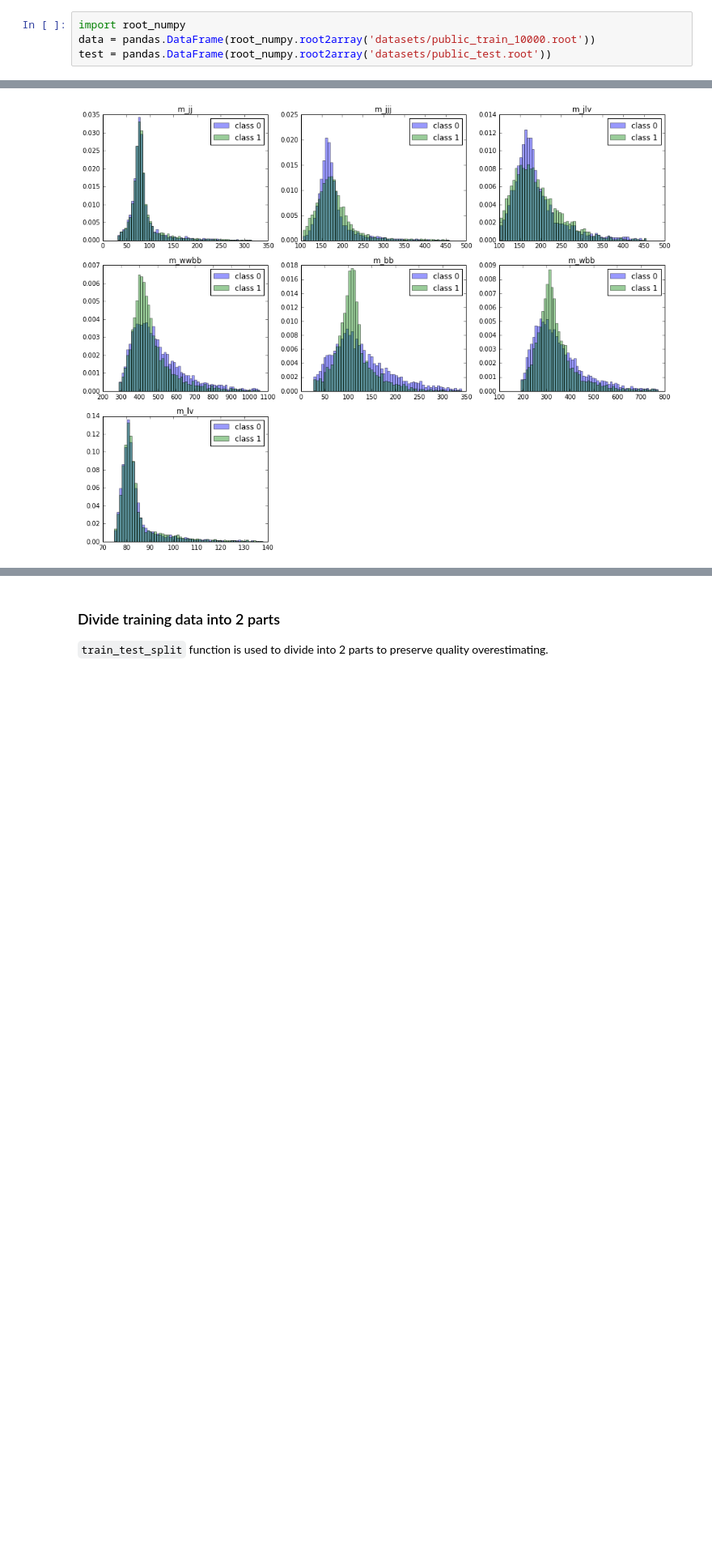
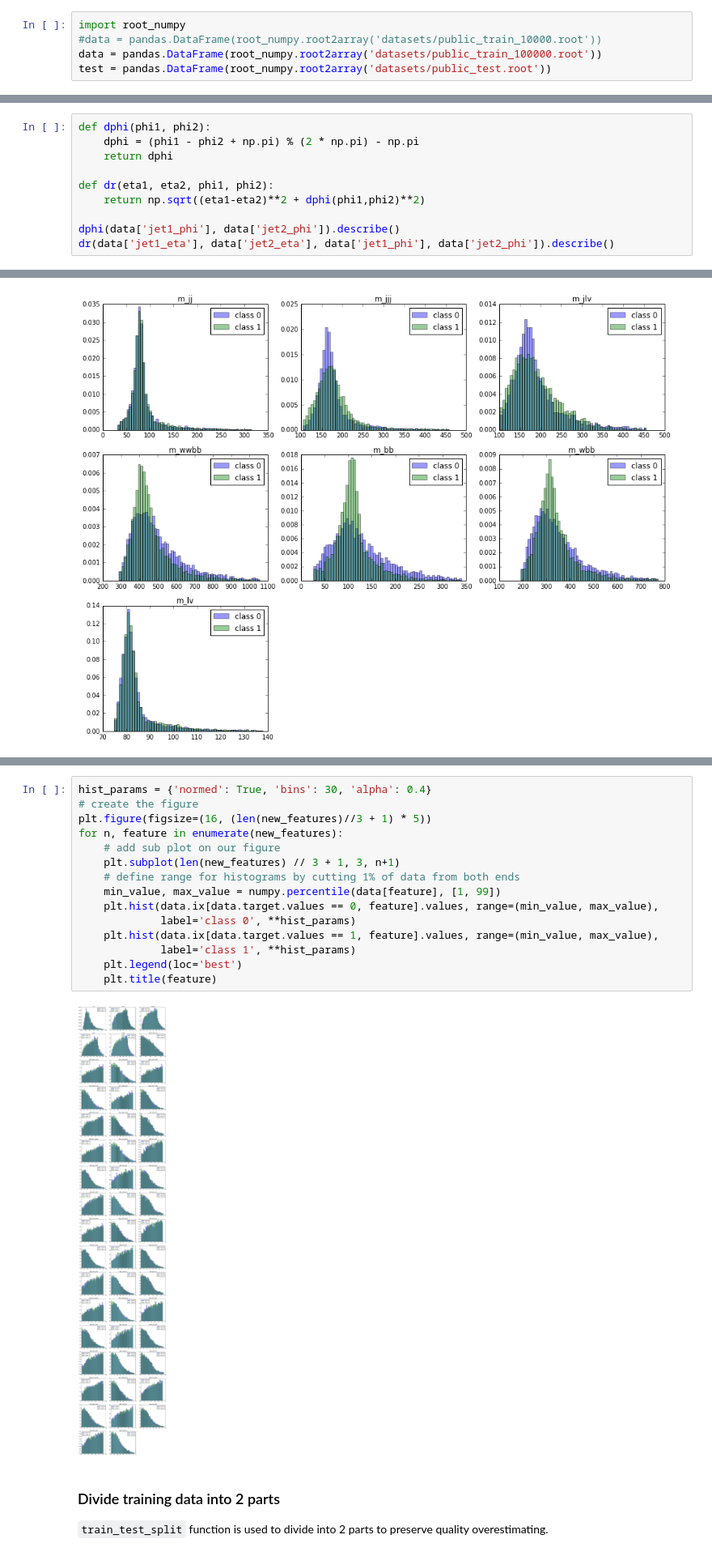
Before and after one commit to JanKuechler/mlhep2016, a Jupyter notebook: higgs_kaggle/baseline.ipynb, the cells around one changed output, grey strips where cells are left out. Shown at 81% size. Drawn from its saved outputs; the diff is of its cells as text; blank space fills up the shorter version.

Commit message:
More features, more data

```diff
--- a/higgs_kaggle/baseline.ipynb
+++ b/higgs_kaggle/baseline.ipynb
@@ -32,5 +32,6 @@ File `public_test.root' already there; not retrieving.
 ### Read the smallest part of training file and test file
 # %%
 import root_numpy
-data = pandas.DataFrame(root_numpy.root2array('datasets/public_train_10000.root'))
+#data = pandas.DataFrame(root_numpy.root2array('datasets/public_train_10000.root'))
+data = pandas.DataFrame(root_numpy.root2array('datasets/public_train_100000.root'))
 test = pandas.DataFrame(root_numpy.root2array('datasets/public_test.root'))
@@ -56,3 +55,13 @@ test.head()
 | 3 | 4 | 70.469345 | 0.166176 | -1.962429 | 38.138966 | 2.564890 | 42.678413 | -1.256608 | -0.276156 | 2.000000 | ... |
 | 4 | 5 | 113.456779 | 0.232503 | 2.941150 | 64.401146 | 1.125812 | 164.289139 | -0.735258 | -0.590741 | 1.999937 | ... |
 5 rows × 29 columns
+# %%
+def dphi(phi1, phi2):
+    dphi = (phi1 - phi2 + np.pi) % (2 * np.pi) - np.pi
+    return dphi
+
+def dr(eta1, eta2, phi1, phi2):
+    return np.sqrt((eta1-eta2)**2 + dphi(phi1,phi2)**2)
+
+dphi(data['jet1_phi'], data['jet2_phi']).describe()
+dr(data['jet1_eta'], data['jet2_eta'], data['jet1_phi'], data['jet2_phi']).describe()
@@ -107,3 +186,20 @@ for n, feature in enumerate(high_level_features):
+# %%
+hist_params = {'normed': True, 'bins': 30, 'alpha': 0.4}
+# create the figure
+plt.figure(figsize=(16, (len(new_features)//3 + 1) * 5))
+for n, feature in enumerate(new_features):
+    # add sub plot on our figure
+    plt.subplot(len(new_features) // 3 + 1, 3, n+1)
+    # define range for histograms by cutting 1% of data from both ends
+    min_value, max_value = numpy.percentile(data[feature], [1, 99])
+    plt.hist(data.ix[data.target.values == 0, feature].values, range=(min_value, max_value),
+             label='class 0', **hist_params)
+    plt.hist(data.ix[data.target.values == 1, feature].values, range=(min_value, max_value),
+             label='class 1', **hist_params)
+    plt.legend(loc='best')
+    plt.title(feature)
+# %% [output]
+[figure, added]
 # %% [markdown]
 ### Divide training data into 2 parts
 `train_test_split` function is used to divide into 2 parts to preserve quality overestimating.
```
Also changed, not shown: parts of 18 cells of this notebook.
